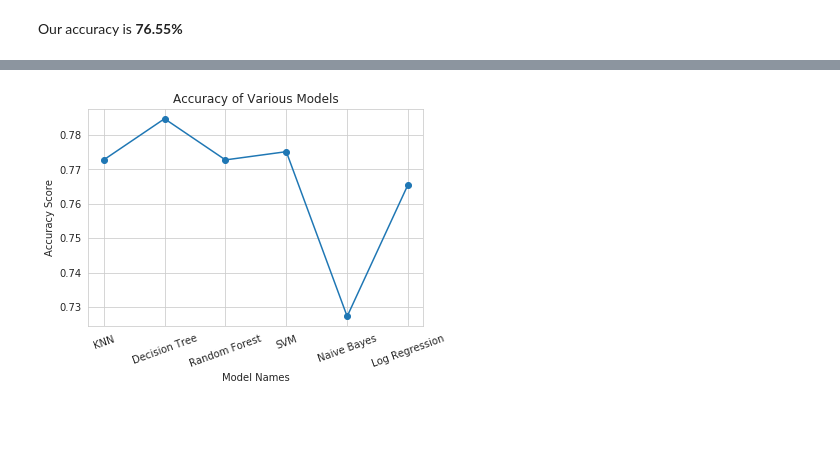
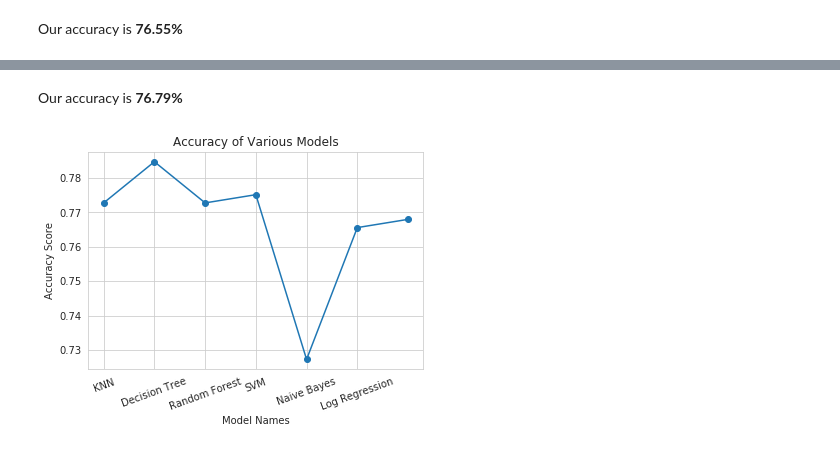
Before and after one commit to eshitagoel/Titanic_Survival, a Jupyter notebook: Titanic Survival.ipynb, the cells around one changed output, grey strips where cells are left out. Drawn from its saved outputs; the diff is of its cells as text; code cells hidden in the pictures; blank space fills up the shorter version.

```diff
--- a/Titanic Survival.ipynb
+++ b/Titanic Survival.ipynb
@@ -1069,9 +1129,13 @@ LR_accuracy = 0.76555
+# %% [markdown]
+Our accuracy is <b>76.79%</b>
+# %%
+SGD_accuracy = 0.76794
 # %%
-plt.plot(range(1,7),[KNN_accuracy,TREE_accuracy,FOREST_accuracy,SVM_accuracy,NB_accuracy,LR_accuracy],marker='o')
-plt.xticks(range(1,7),['KNN','Decision Tree','Random Forest','SVM','Naive Bayes','Log Regression'],rotation=20)
+plt.plot(range(1,8),[KNN_accuracy,TREE_accuracy,FOREST_accuracy,SVM_accuracy,NB_accuracy,LR_accuracy,SGD_accuracy],marker='o')
+plt.xticks(range(1,7),['KNN','Decision Tree','Random Forest','SVM','Naive Bayes','Log Regression','SGD'],rotation=20)
 plt.title('Accuracy of Various Models')
 plt.xlabel('Model Names')
 plt.ylabel("Accuracy Score")
 plt.show()
 # %% [output]
-[figure, old version]
+[figure, new version]
```
Also changed, not shown: parts of 11 cells of this notebook.
